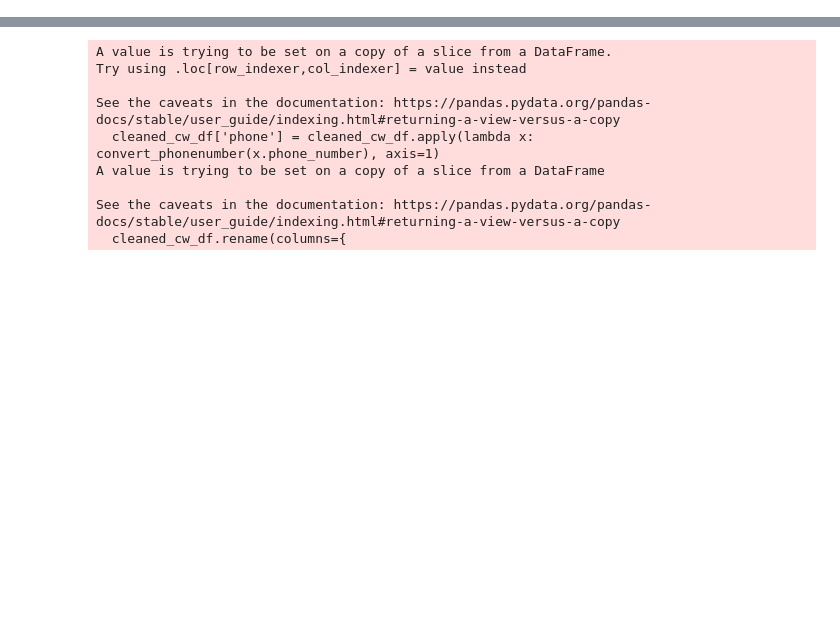
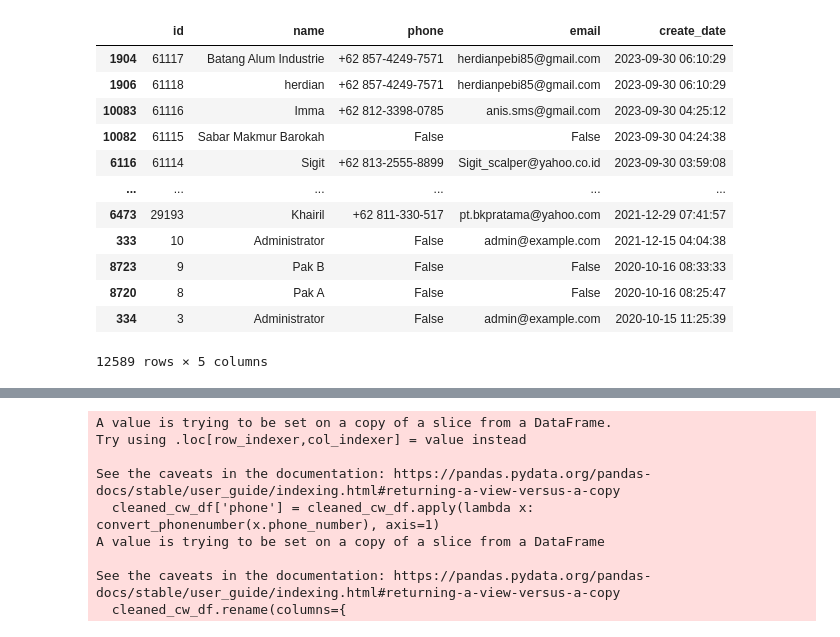
Before and after one commit to smsperkasa/mql-project-dashboard, a Jupyter notebook: get_mql.ipynb, the cells around one changed output, grey strips where cells are left out. Saved outputs shown, nothing was run; the diff lists cells and outputs as text; code cells hidden in the pictures; blank space fills up the shorter version.

```diff
--- a/get_mql.ipynb
+++ b/get_mql.ipynb
@@ -151,0 +244,16 @@ df_leads.rename(columns={
+# %%
+df_contacts[df_contacts.create_date < '2023-10-02'].sort_values(by='create_date', ascending=False)
+# %% [output]
+|  | id | name | phone | email | create_date |
+| 1904 | 61117 | Batang Alum Industrie | +62 857-4249-7571 | herdianpebi85@gmail.com | 2023-09-30 06:10:29 |
+| 1906 | 61118 | herdian | +62 857-4249-7571 | herdianpebi85@gmail.com | 2023-09-30 06:10:29 |
+| 10083 | 61116 | Imma | +62 812-3398-0785 | anis.sms@gmail.com | 2023-09-30 04:25:12 |
+| 10082 | 61115 | Sabar Makmur Barokah | False | False | 2023-09-30 04:24:38 |
+| 6116 | 61114 | Sigit | +62 813-2555-8899 | Sigit_scalper@yahoo.co.id | 2023-09-30 03:59:08 |
+| ... | ... | ... | ... | ... | ... |
+| 6473 | 29193 | Khairil | +62 811-330-517 | pt.bkpratama@yahoo.com | 2021-12-29 07:41:57 |
+| 333 | 10 | Administrator | False | admin@example.com | 2021-12-15 04:04:38 |
+| 8723 | 9 | Pak B | False | False | 2020-10-16 08:33:33 |
+| 8720 | 8 | Pak A | False | False | 2020-10-16 08:25:47 |
+| 334 | 3 | Administrator | False | admin@example.com | 2020-10-15 11:25:39 |
+12589 rows × 5 columns
```
Also changed, not shown: parts of 22 cells of this notebook, 1 other file.
